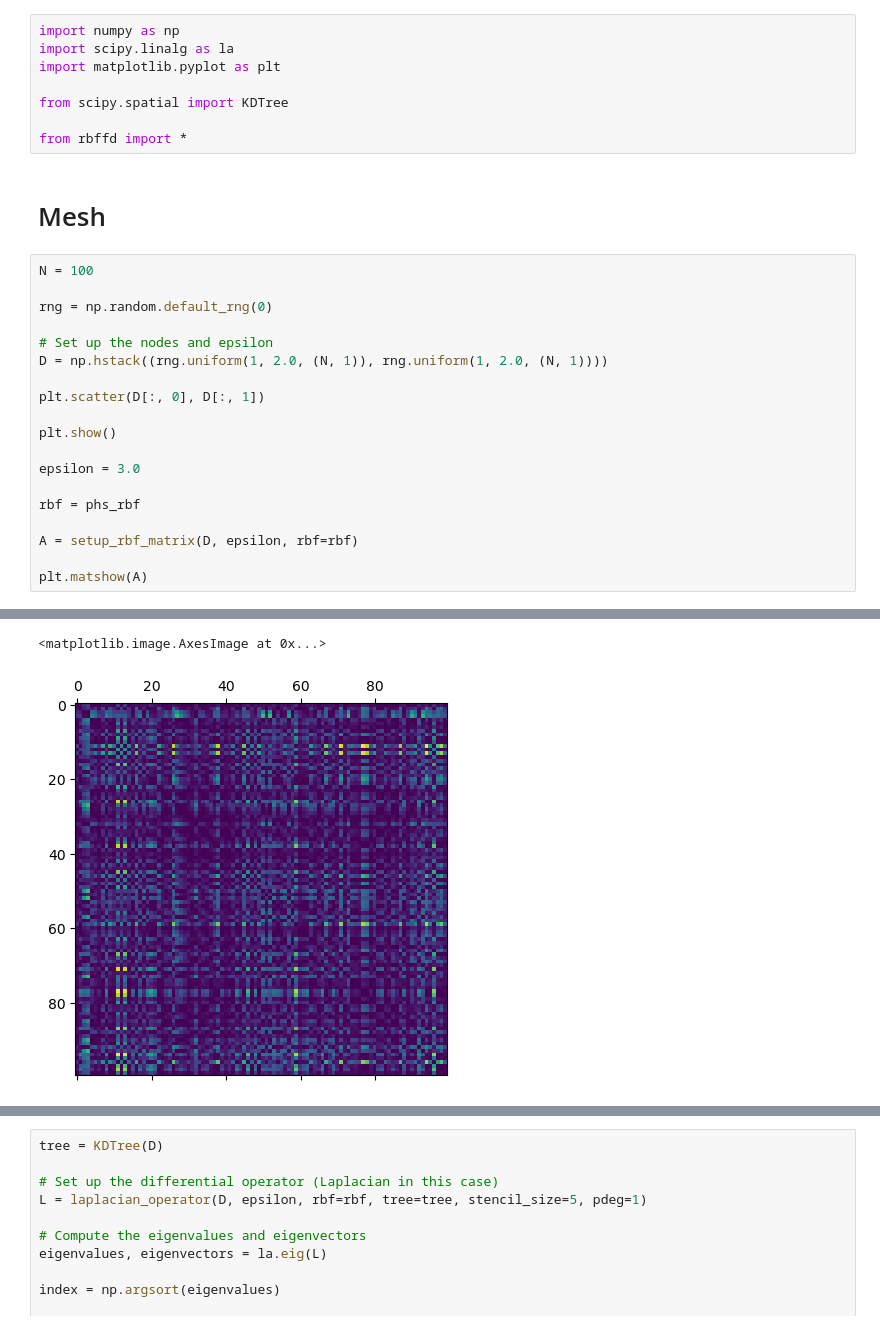
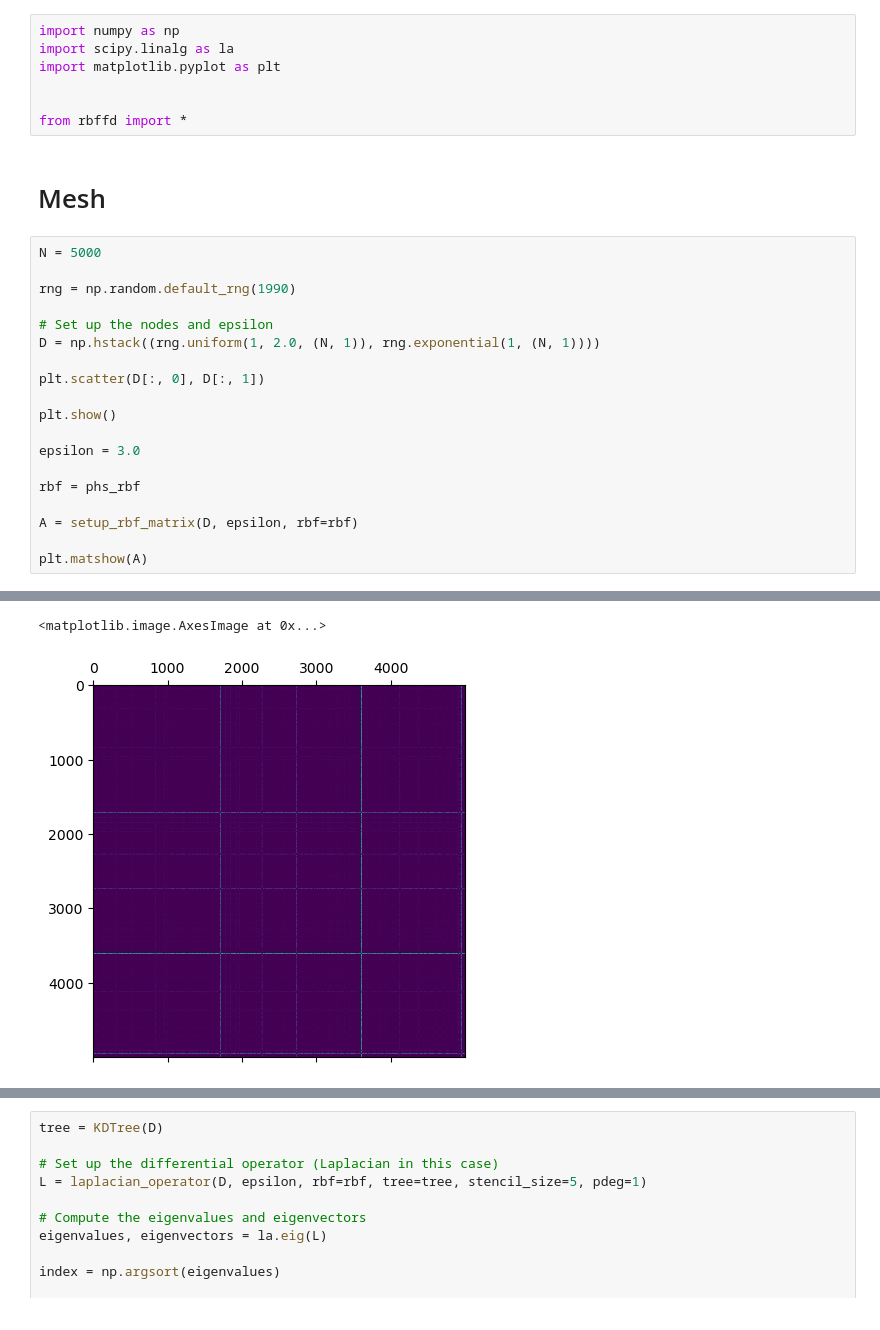
Before and after one commit to kvndhrty/RBF-FDax, a Jupyter notebook: notebooks/rbf_dev_2d.ipynb, the cells around one changed output, grey strips where cells are left out. Saved outputs shown, nothing was run; the diff lists cells and outputs as text.

```diff
--- a/notebooks/rbf_dev_2d.ipynb
+++ b/notebooks/rbf_dev_2d.ipynb
@@ -3,18 +3,17 @@ import numpy as np
 import scipy.linalg as la
 import matplotlib.pyplot as plt
 
-from scipy.spatial import KDTree
 
 from rbffd import *
 # %% [markdown]
 # Mesh
 # %%
-N = 100
+N = 5000
 
-rng = np.random.default_rng(0)
+rng = np.random.default_rng(1990)
 
 # Set up the nodes and epsilon
-D = np.hstack((rng.uniform(1, 2.0, (N, 1)), rng.uniform(1, 2.0, (N, 1))))
+D = np.hstack((rng.uniform(1, 2.0, (N, 1)), rng.exponential(1, (N, 1))))
 
 plt.scatter(D[:, 0], D[:, 1])
 
@@ -32,2 +31,2 @@ plt.matshow(A)
 <matplotlib.image.AxesImage at 0x...>
-[figure, old version]
+[figure, new version]
```
Also changed, not shown: parts of 6 cells of this notebook, 5 other files.
